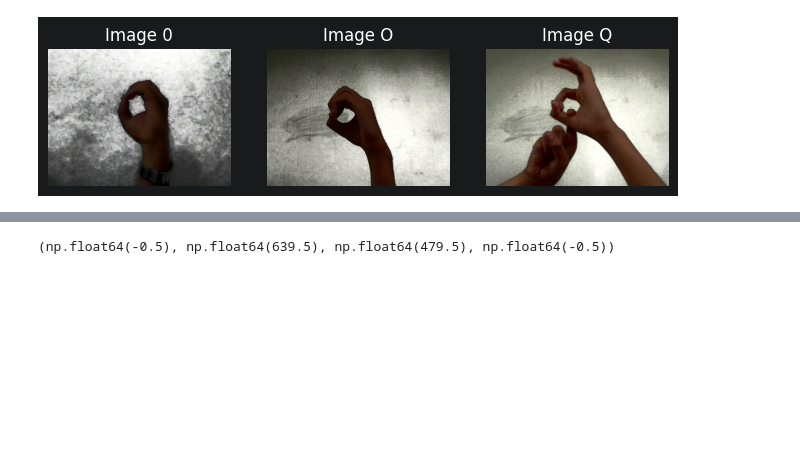
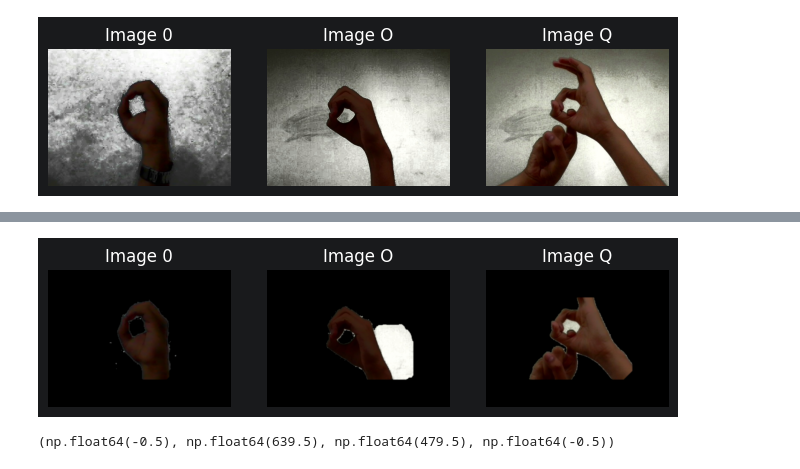
Before and after one commit to aviksarkar0204-stack/AI_Lab_Project, a Jupyter notebook: 01_Data_Exploration_new.ipynb, the cells around one changed output, grey strips where cells are left out. Drawn from its saved outputs; the diff is of its cells as text; code cells hidden in the pictures; blank space fills up the shorter version.

```diff
--- a/01_Data_Exploration_new.ipynb
+++ b/01_Data_Exploration_new.ipynb
@@ -143,3 +143,15 @@ plt.axis("off")
+# %%
+blurred_0 = cv2.GaussianBlur(image_0_nobg, (5,5), 0)
+blurred_O = cv2.GaussianBlur(image_O_nobg, (5,5), 0)
+blurred_Q = cv2.GaussianBlur(image_Q_nobg, (5,5), 0)
+
+plt.figure(figsize=(8,4))
+plt.subplot(1,3,1); plt.imshow(blurred_0); plt.title("Image 0"); plt.axis("off")
+plt.subplot(1,3,2); plt.imshow(blurred_O); plt.title("Image O"); plt.axis("off")
+plt.subplot(1,3,3); plt.imshow(blurred_Q); plt.title("Image Q"); plt.axis("off")
+plt.show()
+# %% [output]
+[figure, added]
 # %%
 median_intensity_0 = np.median(image_0)
 median_intensity_O = np.median(image_O)
```
Also changed, not shown: parts of 1 cell of this notebook.
